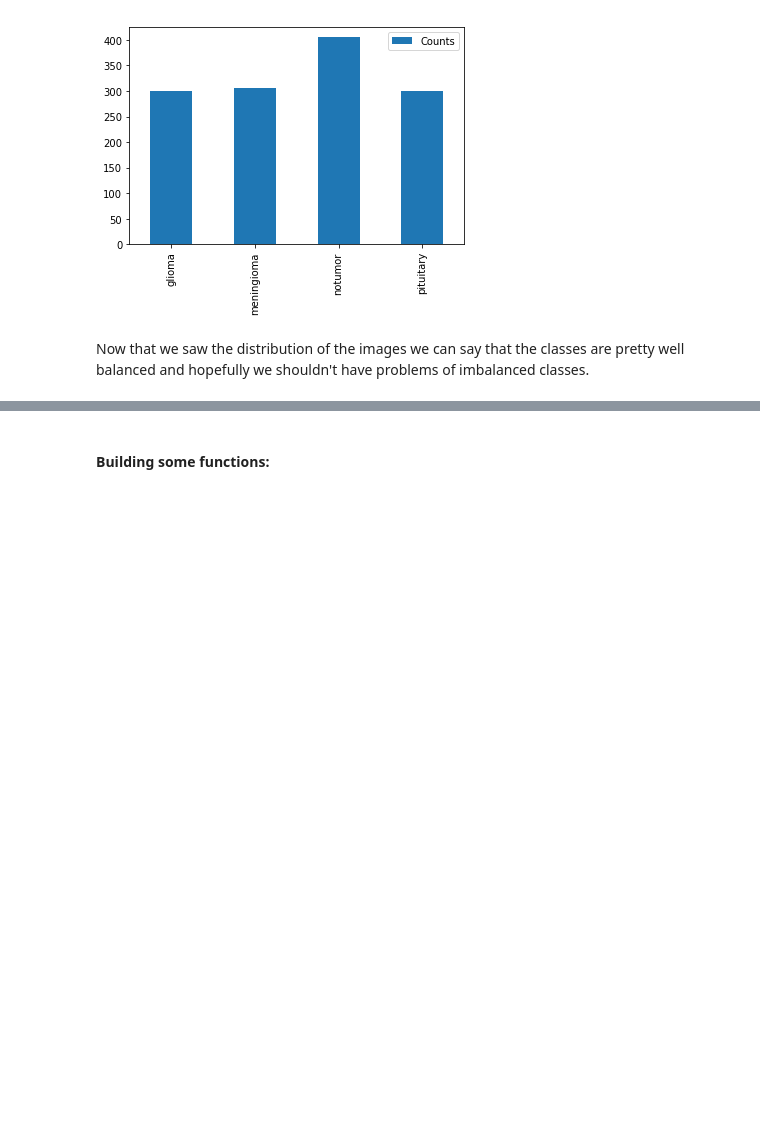
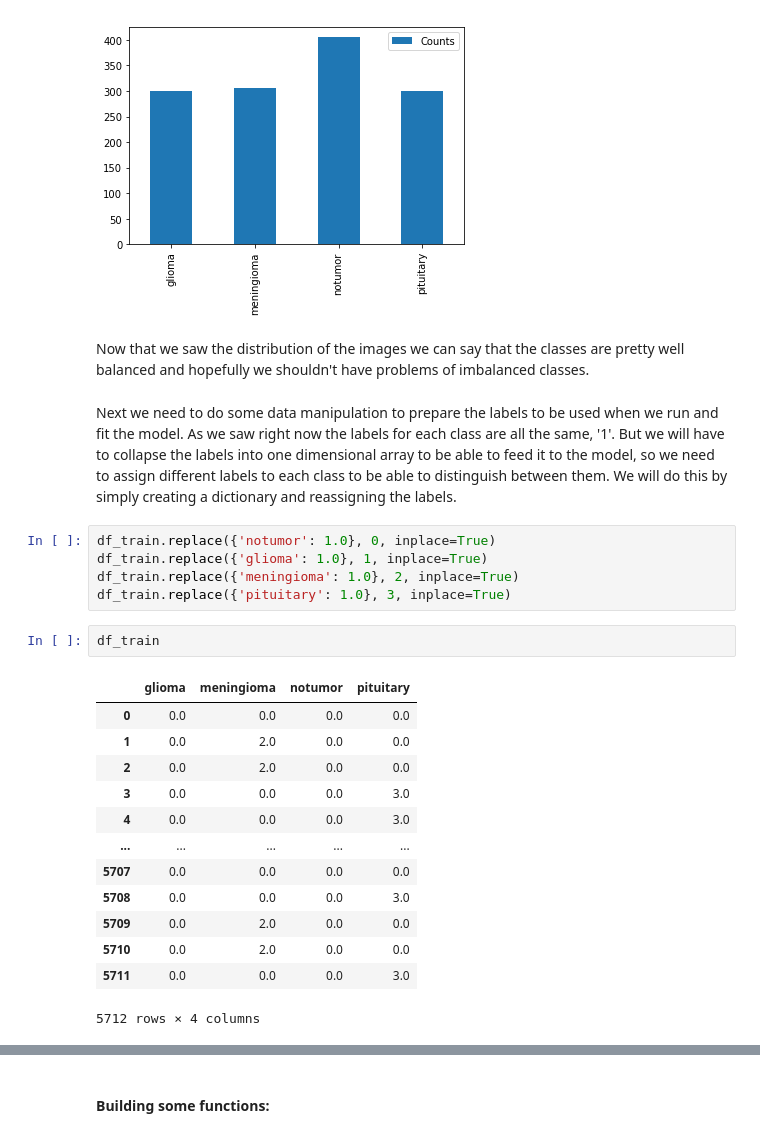
Before and after one commit to MNLKuzmin/BrainMRI, a Jupyter notebook: Second_ProjectBrainMRI.ipynb, the cells around one changed output, grey strips where cells are left out. Drawn from its saved outputs; the diff is of its cells as text; blank space fills up the shorter version.

```diff
--- a/Second_ProjectBrainMRI.ipynb
+++ b/Second_ProjectBrainMRI.ipynb
@@ -168,3 +168,27 @@ sums_test['Counts'].plot(kind='bar', legend=True);
 [figure]
 # %% [markdown]
 Now that we saw the distribution of the images we can say that the classes are pretty well balanced and hopefully we shouldn't have problems of imbalanced classes.
+# %% [markdown]
+Next we need to do some data manipulation to prepare the labels to be used when we run and fit the model.
+As we saw right now the labels for each class are all the same, '1'. But we will have to collapse the labels into one dimensional array to be able to feed it to the model, so we need to assign different labels to each class to be able to distinguish between them. We will do this by simply creating a dictionary and reassigning the labels.
+# %%
+df_train.replace({'notumor': 1.0}, 0, inplace=True)
+df_train.replace({'glioma': 1.0}, 1, inplace=True)
+df_train.replace({'meningioma': 1.0}, 2, inplace=True)
+df_train.replace({'pituitary': 1.0}, 3, inplace=True)
+# %%
+df_train
+# %% [output]
+|  | glioma | meningioma | notumor | pituitary |
+| 0 | 0.0 | 0.0 | 0.0 | 0.0 |
+| 1 | 0.0 | 2.0 | 0.0 | 0.0 |
+| 2 | 0.0 | 2.0 | 0.0 | 0.0 |
+| 3 | 0.0 | 0.0 | 0.0 | 3.0 |
+| 4 | 0.0 | 0.0 | 0.0 | 3.0 |
+| ... | ... | ... | ... | ... |
+| 5707 | 0.0 | 0.0 | 0.0 | 0.0 |
+| 5708 | 0.0 | 0.0 | 0.0 | 3.0 |
+| 5709 | 0.0 | 2.0 | 0.0 | 0.0 |
+| 5710 | 0.0 | 2.0 | 0.0 | 0.0 |
+| 5711 | 0.0 | 0.0 | 0.0 | 3.0 |
+5712 rows × 4 columns
```
Also changed, not shown: parts of 11 cells of this notebook.
